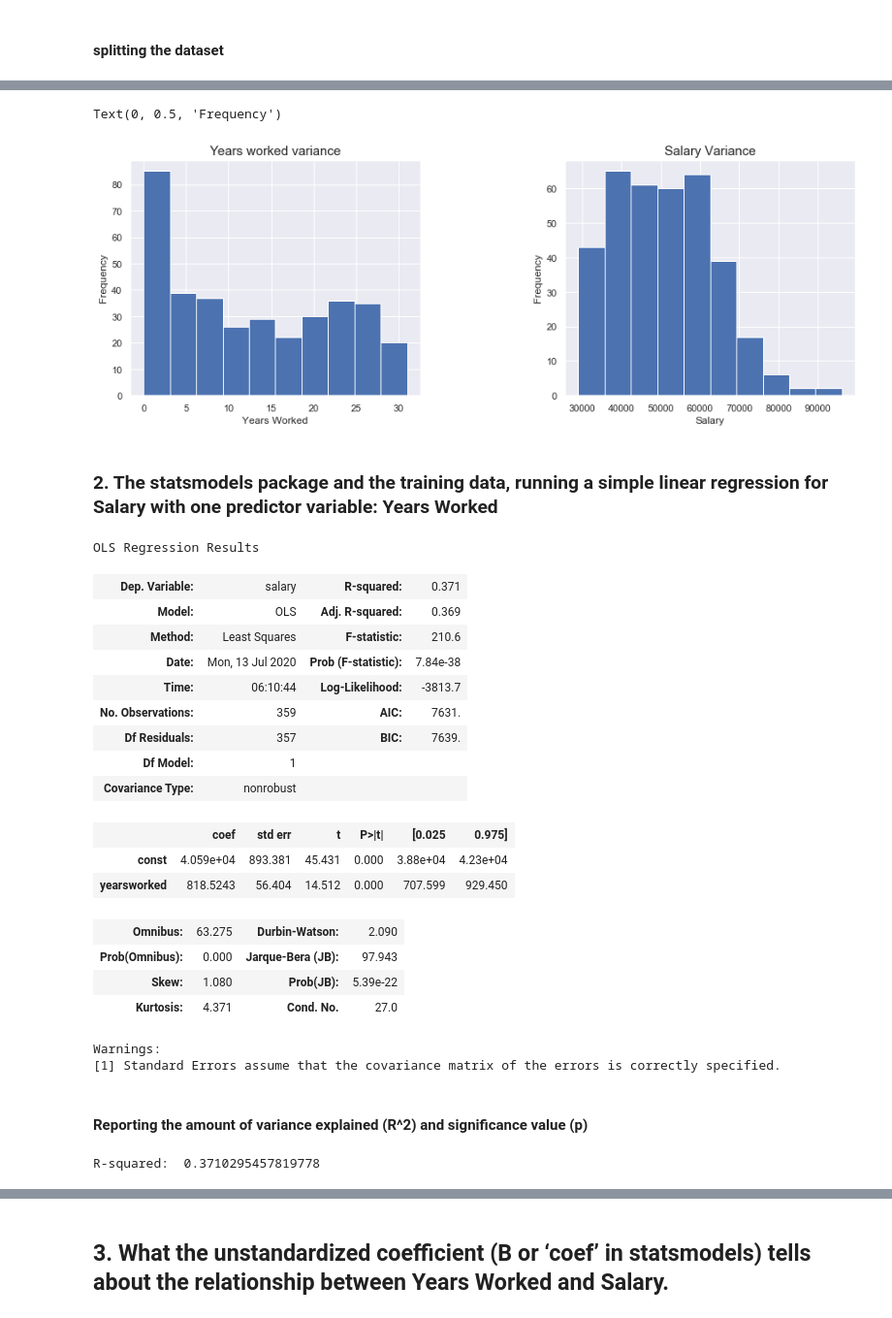
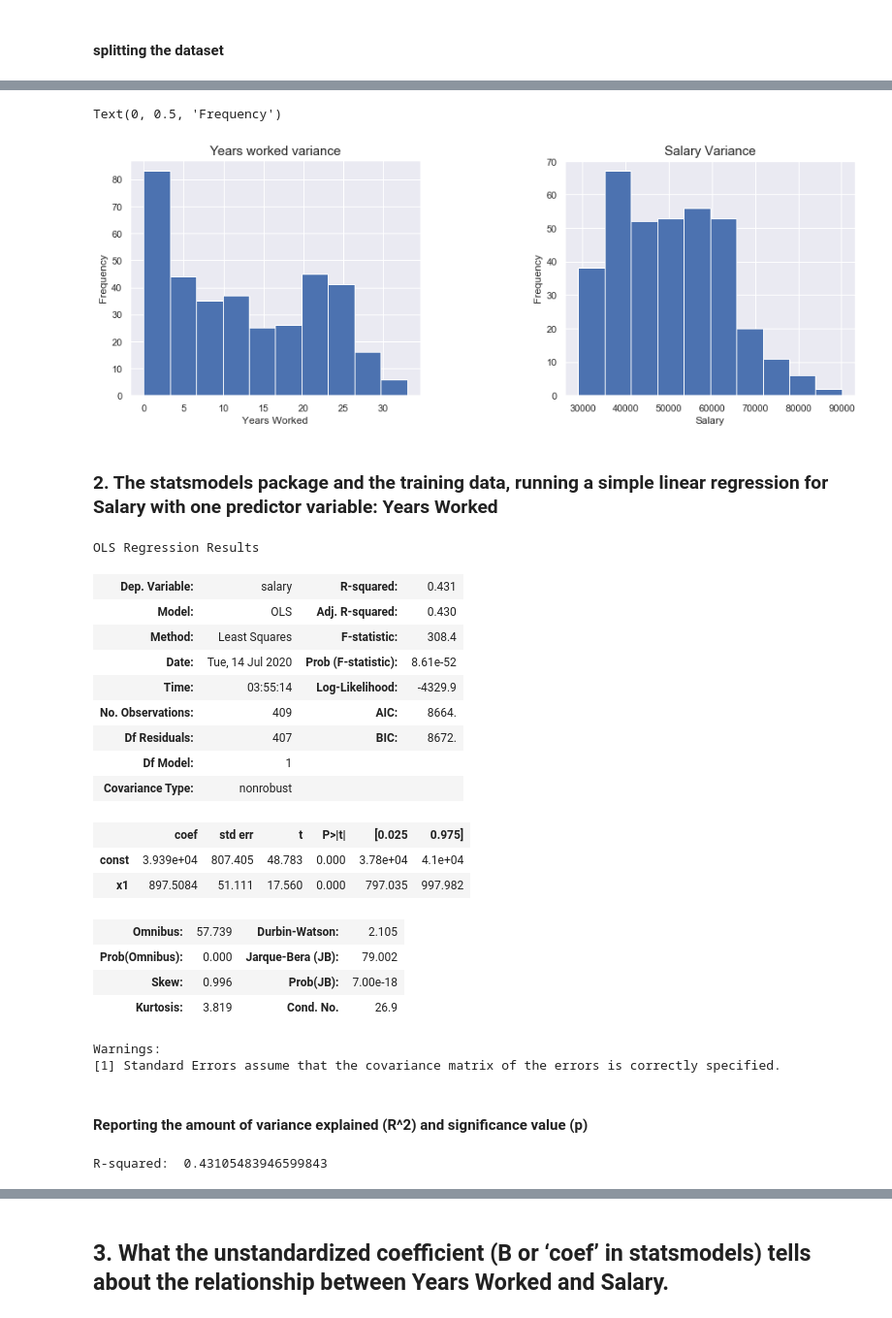
Before and after one commit to KhomotsoT/Cross_validation_and_simple_linear_regressiom, a Jupyter notebook: notebook/Cross_validation_and_simple_linear_regression.ipynb, the cells around one changed output, grey strips where cells are left out. Shown at 97% size. Drawn from its saved outputs; the diff is of its cells as text; code cells hidden in the pictures.

```diff
--- a/notebook/Cross_validation_and_simple_linear_regression.ipynb
+++ b/notebook/Cross_validation_and_simple_linear_regression.ipynb
@@ -85,0 +88,16 @@ salary_data.isnull().sum().sum()
+# %%
+#finding Interquatile range
+q1 = salary_data.salary.quantile(0.25)
+q3 = salary_data.salary.quantile(0.75)
+iqr = q3-q1
+print('interquartile Range =',iqr)
+
+#Boundries
+lower_bound = q1-1.5*iqr
+upper_bound = q3+1.5*iqr
+print("lower bound =", lower_bound)
+print("upper bound =", upper_bound)
+
+#Salary data without outliers
+salary_data = salary_data.loc[(salary_data['salary'] > lower_bound) & (salary_data['salary'] < upper_bound)].reset_index(drop=True)
+print('new salary data shape =', salary_data.shape)
@@ -153,39 +176,51 @@ plt.xlabel('Salary')
 plt.ylabel('Frequency')
 # %% [output]
 Text(0, 0.5, 'Frequency')
-[figure, old version]
+[figure, new version]
-# %%
-#creating model
-x_train = sm.add_constant(x_train)
-lm = sm.OLS(y_train, x_train).fit()
+# %%
+#Creating training target
+y = salary_data["salary"]
+
+#Creating testin target
+x = salary_data[["yearsworked"]]
+
+X = sm.add_constant(x.values)
+
+#Slipping data into training and testing set wit an 80-20
+X_train, X_test,y_train,y_test = train_test_split(X,y,test_size = 0.2,random_state = 42)
+
+
+# create a fitted model in one line
+model = sm.OLS(y_train, X_train).fit()
+predictions = model.predict(X_test)
 # %% [markdown]
 ### 2. The statsmodels package and the training data, running a simple linear regression for Salary with one predictor variable: Years Worked
 # %%
-lm.summary()
+model.summary()
 # %% [output]
 OLS Regression Results
-| Dep. Variable: | salary | R-squared: | 0.371 |
-| Model: | OLS | Adj. R-squared: | 0.369 |
-| Method: | Least Squares | F-statistic: | 210.6 |
-| Date: | Mon, 13 Jul 2020 | Prob (F-statistic): | 7.84e-38 |
-| Time: | 06:10:44 | Log-Likelihood: | -3813.7 |
-| No. Observations: | 359 | AIC: | 7631. |
-| Df Residuals: | 357 | BIC: | 7639. |
+| Dep. Variable: | salary | R-squared: | 0.431 |
+| Model: | OLS | Adj. R-squared: | 0.430 |
+| Method: | Least Squares | F-statistic: | 308.4 |
+| Date: | Tue, 14 Jul 2020 | Prob (F-statistic): | 8.61e-52 |
+| Time: | 03:55:14 | Log-Likelihood: | -4329.9 |
+| No. Observations: | 409 | AIC: | 8664. |
+| Df Residuals: | 407 | BIC: | 8672. |
 | Df Model: | 1 |  |  |
 | Covariance Type: | nonrobust |  |  |
 |  | coef | std err | t | P>|t| | [0.025 | 0.975] |
-| const | 4.059e+04 | 893.381 | 45.431 | 0.000 | 3.88e+04 | 4.23e+04 |
-| yearsworked | 818.5243 | 56.404 | 14.512 | 0.000 | 707.599 | 929.450 |
+| const | 3.939e+04 | 807.405 | 48.783 | 0.000 | 3.78e+04 | 4.1e+04 |
+| x1 | 897.5084 | 51.111 | 17.560 | 0.000 | 797.035 | 997.982 |
-| Omnibus: | 63.275 | Durbin-Watson: | 2.090 |
-| Prob(Omnibus): | 0.000 | Jarque-Bera (JB): | 97.943 |
-| Skew: | 1.080 | Prob(JB): | 5.39e-22 |
-| Kurtosis: | 4.371 | Cond. No. | 27.0 |
+| Omnibus: | 57.739 | Durbin-Watson: | 2.105 |
+| Prob(Omnibus): | 0.000 | Jarque-Bera (JB): | 79.002 |
+| Skew: | 0.996 | Prob(JB): | 7.00e-18 |
+| Kurtosis: | 3.819 | Cond. No. | 26.9 |
 Warnings:
 [1] Standard Errors assume that the covariance matrix of the errors is correctly specified.
 # %% [markdown]
 #### Reporting the amount of variance explained (R^2) and significance value (p)
 # %%
-print('R-squared: ', lm.rsquared)
+print('R-squared: ', model.rsquared)
 # %% [output]
-R-squared:  0.3710295457819778
+R-squared:  0.43105483946599843
 # %%
```
Also changed, not shown: parts of 14 cells of this notebook.
